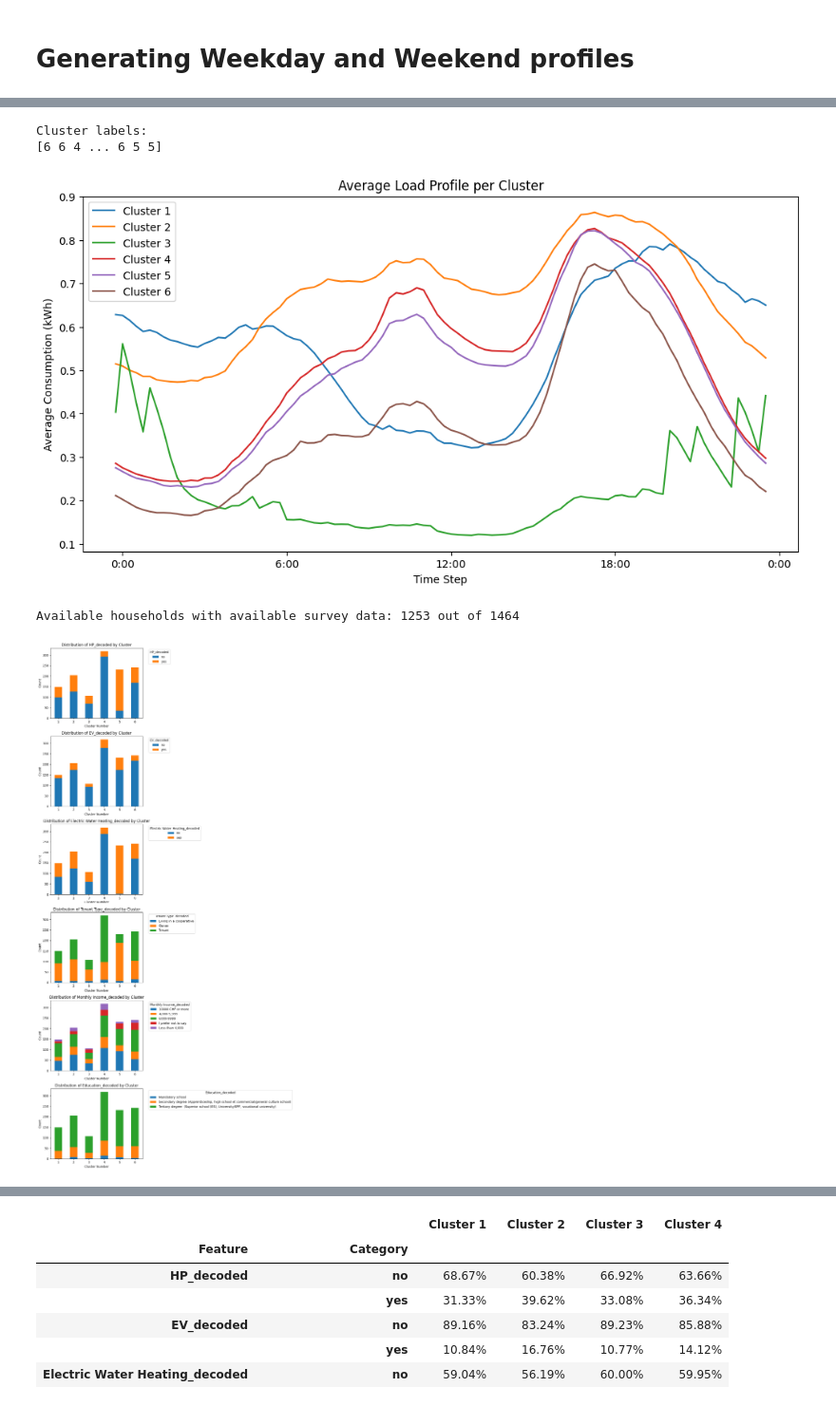
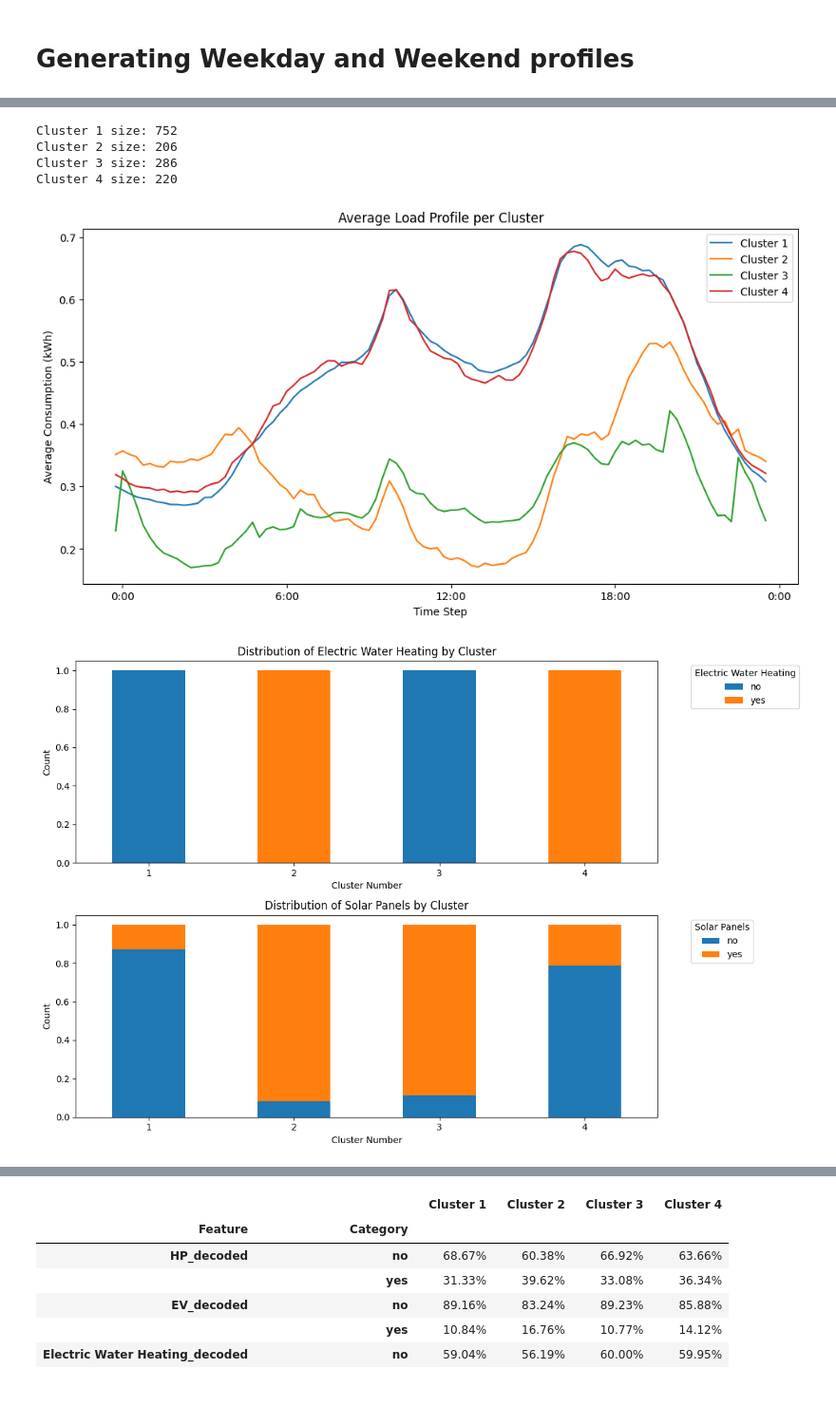
Before and after one commit to jasigrist/Customer_Segmentation_Lantern, a Jupyter notebook: KPrototypes/kPrototypes_Clustering.ipynb, the cells around one changed output, grey strips where cells are left out. Shown: that part at 95% size. Cells and saved outputs as stored; diff of their text form; code cells hidden in the pictures.

```diff
--- a/KPrototypes/kPrototypes_Clustering.ipynb
+++ b/KPrototypes/kPrototypes_Clustering.ipynb
@@ -118,0 +56,14 @@ Filtered number of samples (no -1 in survey features): 1253
+# %%
+#read the file according to the filenames extracted before
+
+result_df = pl.read_csv(f'/Users/jansigrist/Documents/SP/Customer_Segmentation_Lantern/Results/hourly_avg_clustering_summer_category.csv')
+
+order_dict = {house_id: i for i, house_id in enumerate(filename_list)}
+
+# List to hold DataFrames filtered by each filename
+ordered_rows = [result_df.filter(pl.col("house_id") == filename) for filename in filename_list]
+
+# Vertically concatenate all filtered rows preserving the order
+ordered_result_df = pl.concat(ordered_rows)
+
+print(ordered_result_df['house_id'].to_list()[:10])
@@ -119,16 +139,14 @@ Filtered number of samples (no -1 in survey features): 1253
 # %%
 
 
-# 5. Specify the categorical feature column indices (the last 3 columns)
-categorical_indices = list(range(combined_data.shape[1] - 3, combined_data.shape[1]))
 
 # 6. Initialize and run K-Prototypes clustering
 kproto = KPrototypes(
-    n_clusters=6,
+    n_clusters=4,
     init='Cao',
     verbose=0,
     max_iter=200,
-    gamma=0.5,
+    gamma=5,
     random_state=42,
     n_init=10
 )
@@ -139,9 +157,6 @@ clusters = clusters + 1
 
 print("Cluster labels:")
 print(clusters)
-# %% [output]
-Cluster labels:
-[6 6 4 ... 6 5 5]
 # %%
 unique_clusters = np.unique(clusters)
 
@@ -152,6 +167,7 @@ for cl in unique_clusters:
     idx = np.where(clusters == cl)[0]
     avg_profile = time_series_numeric[idx].mean(axis=0)
     plt.plot(avg_profile, label=f'Cluster {cl}')
+    print(f'Cluster {cl} size: {len(idx)}')
 
 plt.title('Average Load Profile per Cluster')
 plt.xticks(range(1,120,24),labels=labels)
@@ -160,4 +176,8 @@ plt.ylabel('Average Consumption (kWh)')
 plt.legend()
 plt.show()
 # %% [output]
+Cluster 1 size: 752
+Cluster 2 size: 206
+Cluster 3 size: 286
+Cluster 4 size: 220
-[figure, old version]
+[figure, new version]
@@ -192,39 +184,42 @@ df['Education_decoded'] = decode_codes_with_na(df['Education_decoded'], cat6.cat
-# %%
-# Columns to check for 'NaN' string
-decoded_cols = ['HP_decoded', 'EV_decoded', 'Electric Water Heating_decoded', 'Tenant Type_decoded', 'Monthly Income_decoded', 'Education_decoded']
-
-# Filter out rows where any decoded column has 'NaN'
-df_cleaned = df[~df[decoded_cols].isin(['NaN']).any(axis=1)]
-
-
-print(f'Available households with available survey data: {len(df_cleaned)} out of {len(df)}')
-# %% [output]
-Available households with available survey data: 1253 out of 1464
 # %%
-cat_columns = ['HP_decoded', 'EV_decoded', 'Electric Water Heating_decoded', 'Tenant Type_decoded', 'Monthly Income_decoded', 'Education_decoded']
-n_features = len(cat_columns)
+#decoded_categories = combined_data[:, -1].tolist()
+
+# Create DataFrame with cluster labels and decoded categorical feature
+df = pd.DataFrame({
+    'cluster': clusters,
+    'Electric Water Heating': combined_data[:, -1].tolist(),
+    'Solar Panels': combined_data[:, -2].tolist()
+})
+
+# Number of categorical features to plot
+category_features = ['Electric Water Heating', 'Solar Panels']
+n_features = len(category_features)
 
 fig, axes = plt.subplots(n_features, 1, figsize=(12, 4 * n_features))
 
-for i, feature in enumerate(cat_columns):
+if n_features == 1:
+    axes = [axes]
+
+for i, feature in enumerate(category_features):
     ax = axes[i]
 
-    # Group and pivot data for the plot
-    counts = df_cleaned.groupby(['cluster', feature]).size().unstack(fill_value=0)
+    # Group and pivot data for plotting
+    counts = df.groupby(['cluster', feature]).size().unstack(fill_value=0)
+    proportions = counts.div(counts.sum(axis=1), axis=0)
 
     # Plot stacked bar chart
-    counts.plot(kind='bar', stacked=True, ax=ax)
+    proportions.plot(kind='bar', stacked=True, ax=ax)
 
-    # Titles and axis labels
+    # Titles and labels
     ax.set_title(f'Distribution of {feature} by Cluster')
     ax.set_ylabel('Count')
     ax.set_xlabel('Cluster Number')
 
-    # Rotate x-axis tick labels by 90 degrees
-    ax.set_xticklabels(ax.get_xticklabels(), rotation=-0)
+    # Rotate x-ticks for readability
+    ax.set_xticklabels(ax.get_xticklabels(), rotation=0)
     ax.legend(title=feature, bbox_to_anchor=(1.05, 1), loc='upper left')
 
 plt.tight_layout()
 plt.show()
 # %% [output]
-[figure, old version]
+[figure, new version]
```
Also changed, not shown: parts of 11 cells of this notebook, 4 other files.
